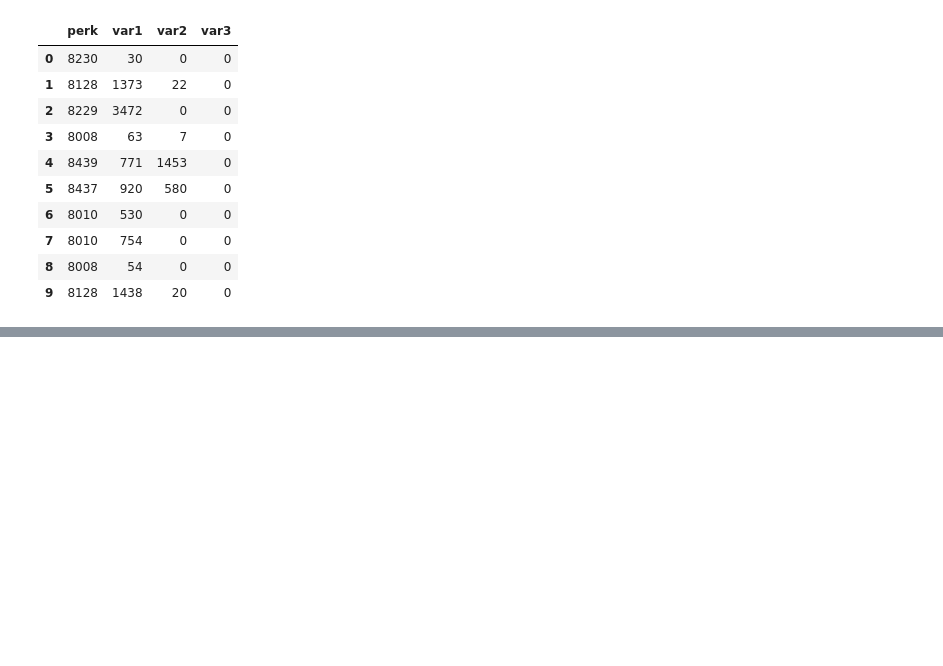
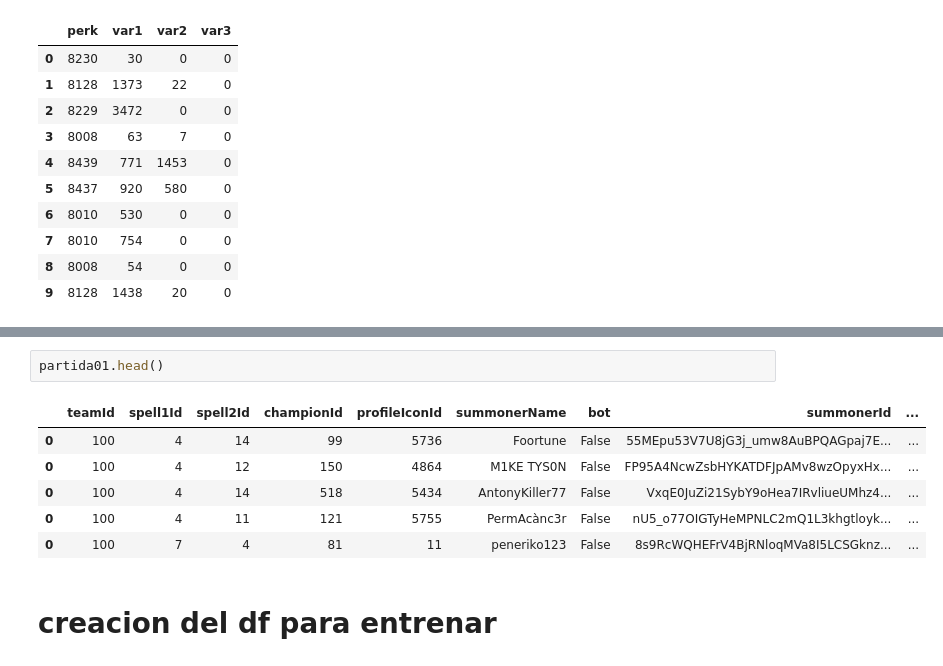
Before and after one commit to HugoCaleroBuratto/LeagueOfLegendMatch, a Jupyter notebook: final.ipynb, the cells around one changed output, grey strips where cells are left out. Saved outputs shown, nothing was run; the diff lists cells and outputs as text; blank space fills up the shorter version.

```diff
--- a/final.ipynb
+++ b/final.ipynb
@@ -302,0 +428,11 @@ partida01
+# %%
+partida01.head()
+# %% [output]
+|  | teamId | spell1Id | spell2Id | championId | profileIconId | summonerName | bot | summonerId | ... |
+| 0 | 100 | 4 | 14 | 99 | 5736 | Foortune | False | 55MEpu53V7U8jG3j_umw8AuBPQAGpaj7E... | ... |
+| 0 | 100 | 4 | 12 | 150 | 4864 | M1KE TYS0N | False | FP95A4NcwZsbHYKATDFJpAMv8wzOpyxHx... | ... |
+| 0 | 100 | 4 | 14 | 518 | 5434 | AntonyKiller77 | False | VxqE0JuZi21SybY9oHea7IRvliueUMhz4... | ... |
+| 0 | 100 | 4 | 11 | 121 | 5755 | PermAcànc3r | False | nU5_o77OIGTyHeMPNLC2mQ1L3khgtloyk... | ... |
+| 0 | 100 | 7 | 4 | 81 | 11 | peneriko123 | False | 8s9RcWQHEFrV4BjRNloqMVa8I5LCSGknz... | ... |
+# %% [markdown]
+# creacion del df para entrenar
```
Also changed, not shown: parts of 15 cells of this notebook.
